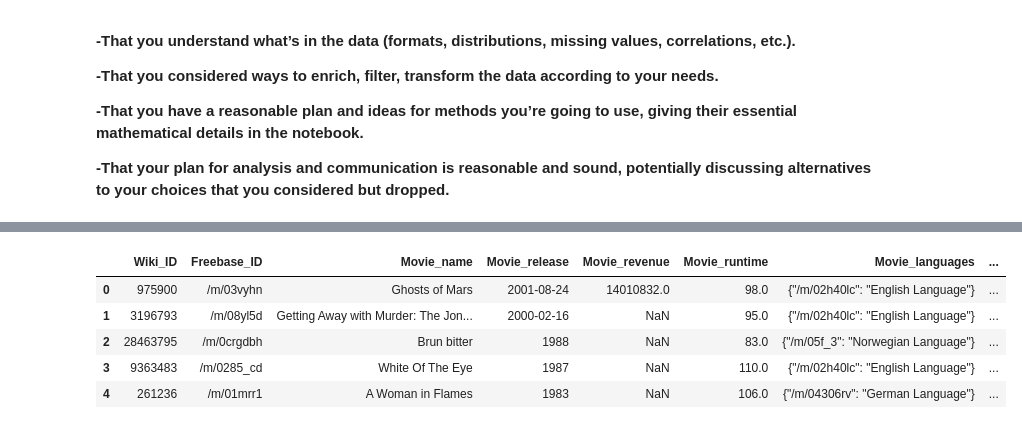
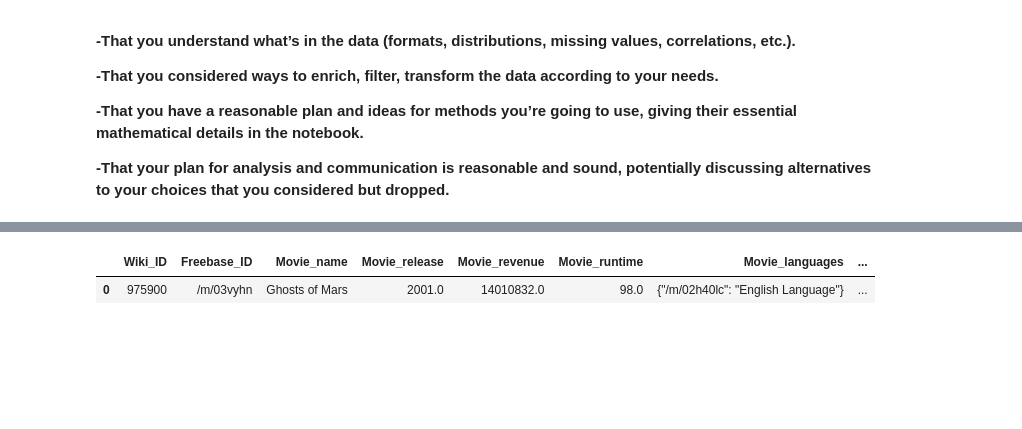
Before and after one commit to epfl-ada/ada-2023-project-patterndetectives, a Jupyter notebook: data_analysis.ipynb, the cells around one changed output, grey strips where cells are left out. Saved outputs shown, nothing was run; the diff lists cells and outputs as text; code cells hidden in the pictures; blank space fills up the shorter version.

Commit message:
Data: corrected merge with imdb

```diff
--- a/data_analysis.ipynb
+++ b/data_analysis.ipynb
@@ -79,6 +79,9 @@ df_mov.head(2)
 print(f"Movie : {len(df_mov)}      Actor : {len(df_char)}")
 # %% [output]
 Movie : 81741      Actor : 450669
+# %%
+df_mov_rel = df_mov.copy()
+df_mov_rel['Movie_release'] = df_mov_rel['Movie_release'].apply(lambda x: float(str(x).split('-')[0]))
 # %%
 msno.matrix(df_char)
 # %% [output]
@@ -112,6 +115,6 @@ msno.heatmap(df_mov)
 
 **-That your plan for analysis and communication is reasonable and sound, potentially discussing alternatives to your choices that you considered but dropped.**
 # %%
-df_imdb = pd.read_table('data/imdb_data.tsv')
-df_imdb.head(2)
+df_imdb = pd.read_table('data/imdb_dataV2.tsv')
+df_imdb.head(1)
 # %% [output]
@@ -127,5 +123,6 @@ df_mov.head(2)
 # %%
-df_movie = df_mov.merge(df_imdb, left_on='Movie_name', right_on='popular_title', how='left')
-df_movie.head(2)
+df_movie = df_mov_rel.merge(df_imdb, left_on=['Movie_release', 'Movie_name'],
+                            right_on=['movie_start_year', 'popular_title'], how='left')
+df_movie.head(1)
 # %% [output]
 |  | Wiki_ID | Freebase_ID | Movie_name | Movie_release | Movie_revenue | Movie_runtime | Movie_languages | ... |
@@ -146,13 +143,9 @@ Columns of df_movie: Index(['Wiki_ID', 'Freebase_ID', 'Movie_name', 'Movie_relea
       dtype='object')
 # %%
-df_movie = df_movie.drop(['type', 'popular_title', 'original_title', 'runtime'
+df_movie = df_movie.drop(['type', 'popular_title', 'original_title', 'runtime_min'
                           , 'genres' , 'dir_birth', 'dir_death', 'dir_known_titles', 'writer_birth',
                          'writer_death', 'writer_know_titles', 'movie_end_year'], axis=1)
-df_movie.head()
+df_movie.head(1)
 # %% [output]
 |  | Wiki_ID | Freebase_ID | Movie_name | Movie_release | Movie_revenue | Movie_runtime | Movie_languages | ... |
-| 0 | 975900 | /m/03vyhn | Ghosts of Mars | 2001-08-24 | 14010832.0 | 98.0 | {"/m/02h40lc": "English Language"} | ... |
-| 1 | 3196793 | /m/08yl5d | Getting Away with Murder: The Jon... | 2000-02-16 | NaN | 95.0 | {"/m/02h40lc": "English Language"} | ... |
-| 2 | 28463795 | /m/0crgdbh | Brun bitter | 1988 | NaN | 83.0 | {"/m/05f_3": "Norwegian Language"} | ... |
-| 3 | 9363483 | /m/0285_cd | White Of The Eye | 1987 | NaN | 110.0 | {"/m/02h40lc": "English Language"} | ... |
-| 4 | 261236 | /m/01mrr1 | A Woman in Flames | 1983 | NaN | 106.0 | {"/m/04306rv": "German Language"} | ... |
+| 0 | 975900 | /m/03vyhn | Ghosts of Mars | 2001.0 | 14010832.0 | 98.0 | {"/m/02h40lc": "English Language"} | ... |
```
Also changed, not shown: parts of 7 cells of this notebook, 1 other file.
